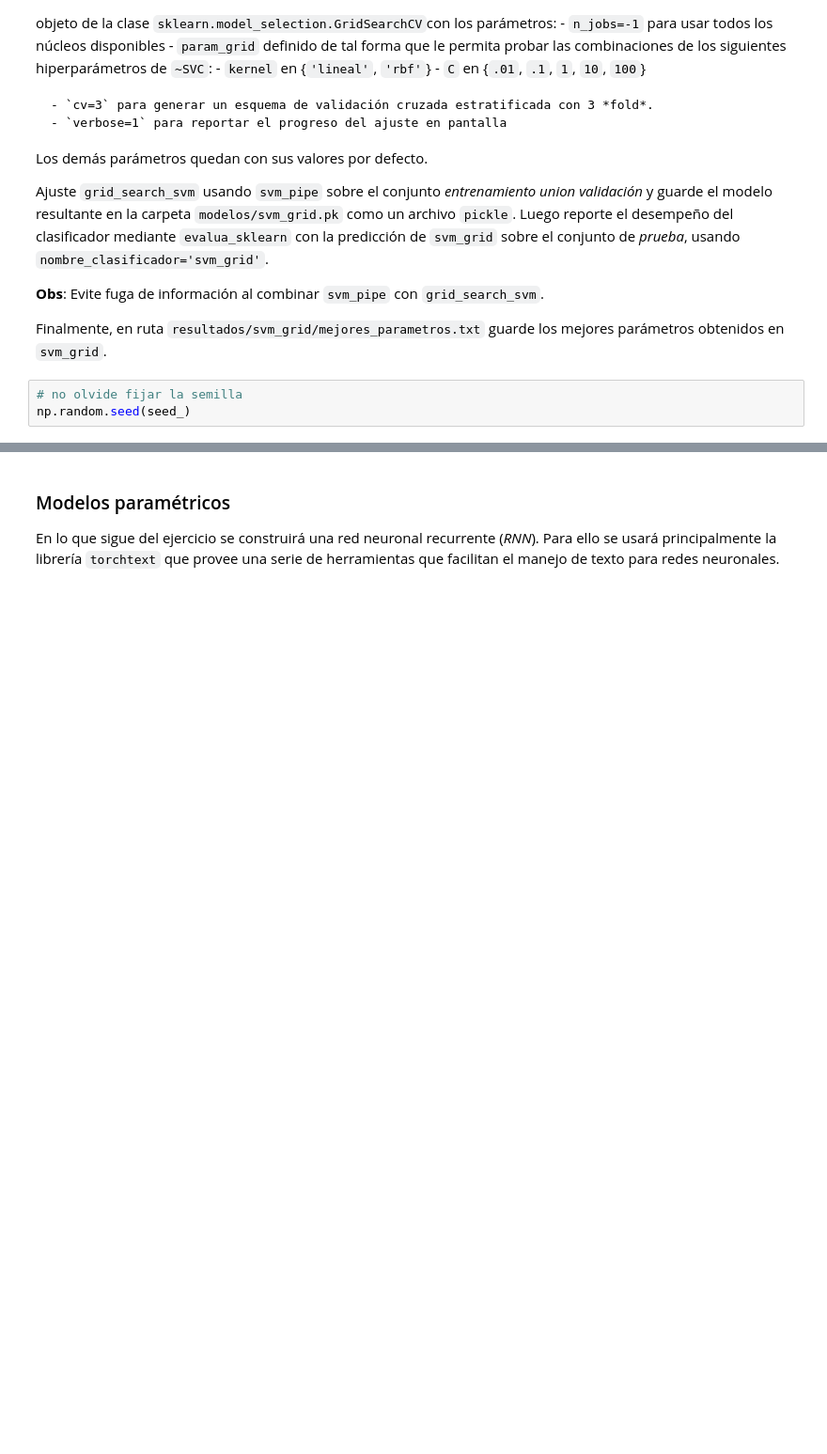
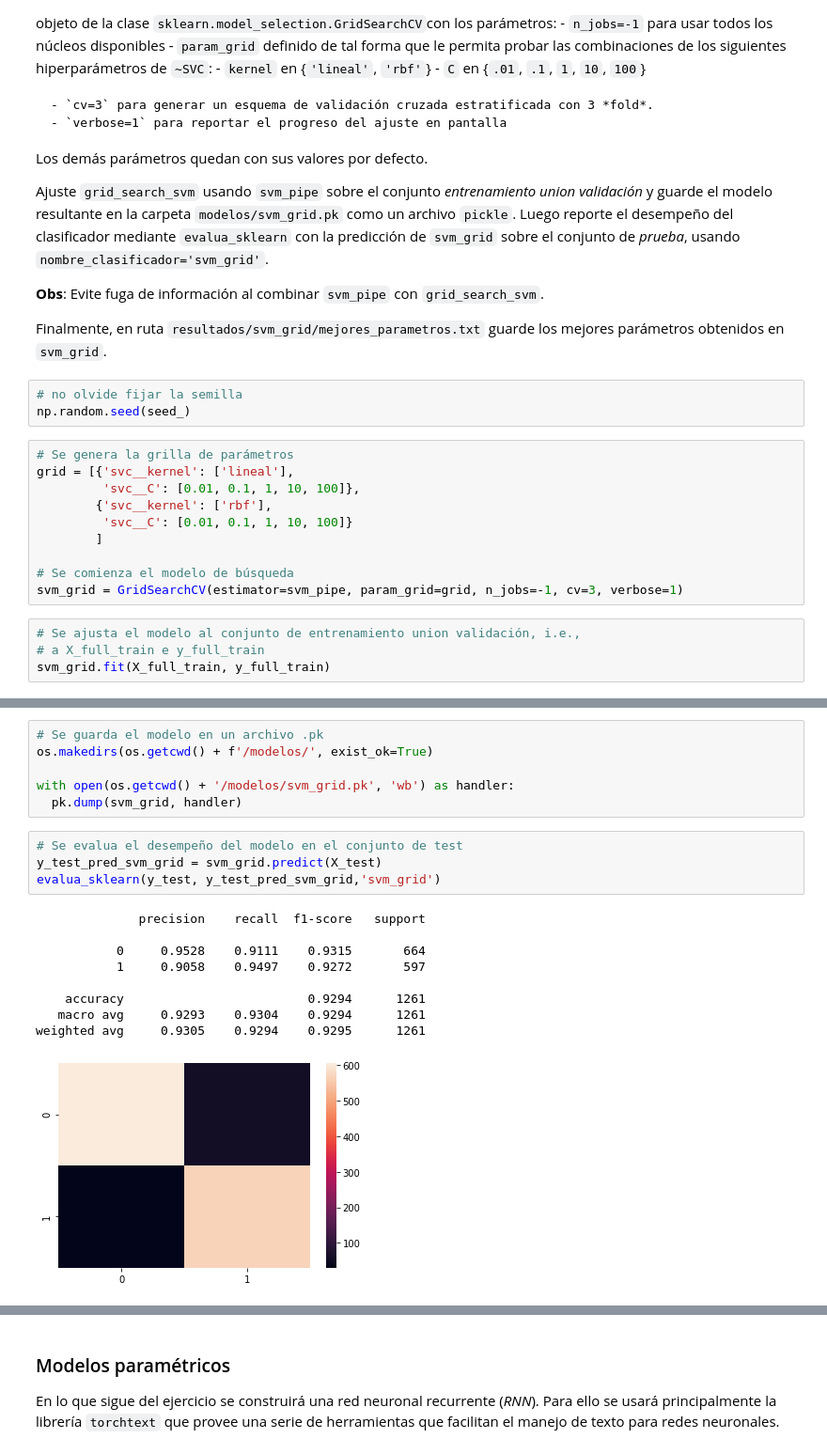
Before and after one commit to kurtwalsen/MA6202-Ejercicio-3, a Jupyter notebook: e3 procesamiento de texto y redes LSTM.ipynb, the cells around one changed output, grey strips where cells are left out. Shown at 94% size. Saved outputs shown, nothing was run; the diff lists cells and outputs as text; blank space fills up the shorter version.

```diff
--- a/e3 procesamiento de texto y redes LSTM.ipynb
+++ b/e3 procesamiento de texto y redes LSTM.ipynb
@@ -557,3 +594,17 @@ Las máquinas de soporte vectorial son algoritmos que pueden ser muy sensibles a
 # %%
 # no olvide fijar la semilla
 np.random.seed(seed_)
+# %%
+# Se genera la grilla de parámetros
+grid = [{'svc__kernel': ['lineal'],
+         'svc__C': [0.01, 0.1, 1, 10, 100]},
+        {'svc__kernel': ['rbf'],
+         'svc__C': [0.01, 0.1, 1, 10, 100]}
+        ]
+
+# Se comienza el modelo de búsqueda
+svm_grid = GridSearchCV(estimator=svm_pipe, param_grid=grid, n_jobs=-1, cv=3, verbose=1)
+# %%
+# Se ajusta el modelo al conjunto de entrenamiento union validación, i.e.,
+# a X_full_train e y_full_train
+svm_grid.fit(X_full_train, y_full_train)
@@ -559,0 +632,20 @@ np.random.seed(seed_)
+# %%
+# Se guarda el modelo en un archivo .pk
+os.makedirs(os.getcwd() + f'/modelos/', exist_ok=True)
+
+with open(os.getcwd() + '/modelos/svm_grid.pk', 'wb') as handler:
+  pk.dump(svm_grid, handler)
+# %%
+# Se evalua el desempeño del modelo en el conjunto de test
+y_test_pred_svm_grid = svm_grid.predict(X_test)
+evalua_sklearn(y_test, y_test_pred_svm_grid,'svm_grid')
+# %% [output]
+              precision    recall  f1-score   support
+
+           0     0.9528    0.9111    0.9315       664
+           1     0.9058    0.9497    0.9272       597
+
+    accuracy                         0.9294      1261
+   macro avg     0.9293    0.9304    0.9294      1261
+weighted avg     0.9305    0.9294    0.9295      1261
+[figure, added]
```
Also changed, not shown: parts of 14 cells of this notebook, 9 other files.
